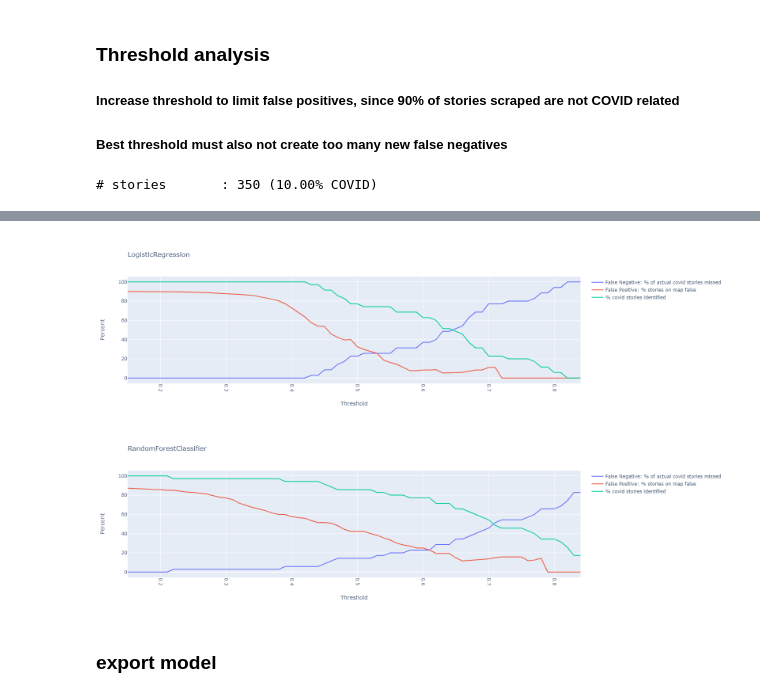
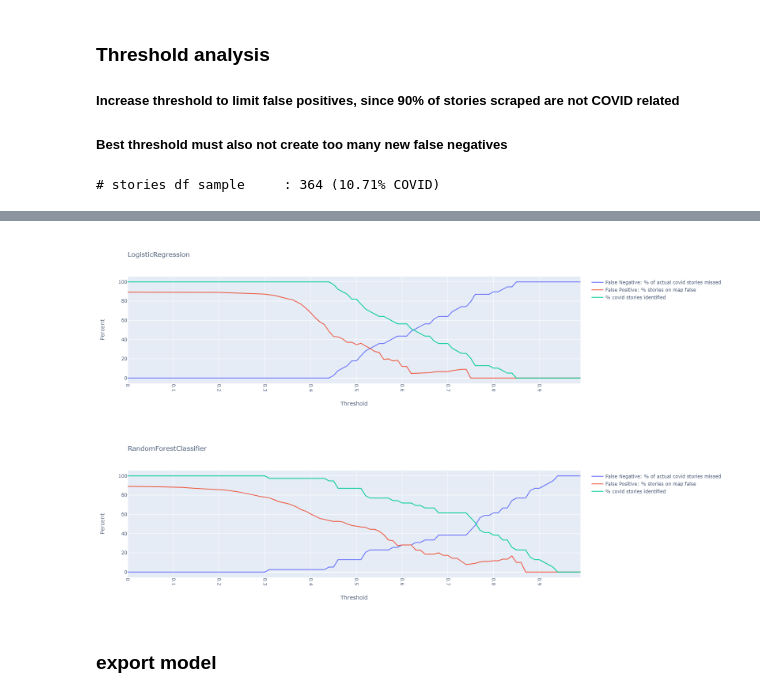
Before and after one commit to dylanbinley/coronavirus-map, a Jupyter notebook: model_analysis/analysis.ipynb, the cells around one changed output, grey strips where cells are left out. Cells and saved outputs as stored; diff of their text form; code cells hidden in the pictures.

```diff
--- a/model_analysis/analysis.ipynb
+++ b/model_analysis/analysis.ipynb
@@ -220,36 +220,36 @@ def plot_threshold_accuracy(classifier, X, y, threshold_range):
         false_positives.append((false_p)/(on_map)*100)
         false_negatives.append((false_n)/(total_positives)*100)
     _scatter_plot_threshold(threshold_range, false_negatives, false_positives, title=type(classifier).__name__)
-# %%
-tfidf_tokens = tfidfvectorizer.get_feature_names()
-test= pd.DataFrame(data = X_test.toarray(),columns =tfidf_tokens)
-test[label] = y_test.values
-
-test_true = test[test[label]==True]
-df_false = df_init[df_init[label]==False]
-
-n_rows_to_sample = test_true.shape[0]*9
-df_sample = df_false.sample(n=n_rows_to_sample)
-
-X_sample = tfidfvectorizer.transform(df_sample['text'])
-tfidf_tokens = tfidfvectorizer.get_feature_names()
-df_sample_tfidf = pd.DataFrame(data = X_sample.toarray(),columns =tfidf_tokens)
-df_sample_tfidf[label] = False
-
-final_df = pd.concat([test_true,df_sample_tfidf],axis=0)
-print_useful_info(final_df)
-# %% [output]
-# stories       : 350 (10.00% COVID)
+# %%
+def get_ratio_true_false(df, column):
+    nrows_true = df[df[column] == True].shape[0]
+    nrows_false = df[df[column] == False].shape[0]
+    return nrows_true/nrows_false
+# %%
+# SETUP: get test data with the same proportion of covid to non-covid stories as original dataset
+train_indeces = y_train.index.values
+test_data = df_init[(~df_init.index.isin(train_indeces))]
+
+test_true = test_data[test_data[label] == True]
+test_false = test_data[test_data[label] == False]
+nrows_true = test_true.shape[0]
+ratio = 1/get_ratio_true_false(df_init,label)
+
+df_sample = pd.concat([test_true,
+                       test_false.sample(n=int(nrows_true*ratio))
+                      ])
+print_useful_info(df_sample, name="tssample")
+# %% [output]
+# stories df sample     : 364 (10.71% COVID)
 # %%
-df= final_df
-X = df.drop([label],axis=1)
-y = df[label]
-plot_threshold_accuracy(classifiers[0],X,y,np.arange(.15,.85,.01))
-plot_threshold_accuracy(classifiers[2],X,y,np.arange(.15,.85,.01))
+X = tfidfvectorizer.transform(df_sample['text'])
+y = df_sample[label]
+plot_threshold_accuracy(classifiers[0],X,y,np.arange(0,1,.01))
+plot_threshold_accuracy(classifiers[2],X,y,np.arange(0,1,.01))
 # %% [output]
 [interactive output not drawn]
-[figure, old version]
+[figure, new version]
-[figure, old version]
+[figure, new version]
 # %% [markdown]
 ### export model
 # %%
```
Also changed, not shown: parts of 5 cells of this notebook.
